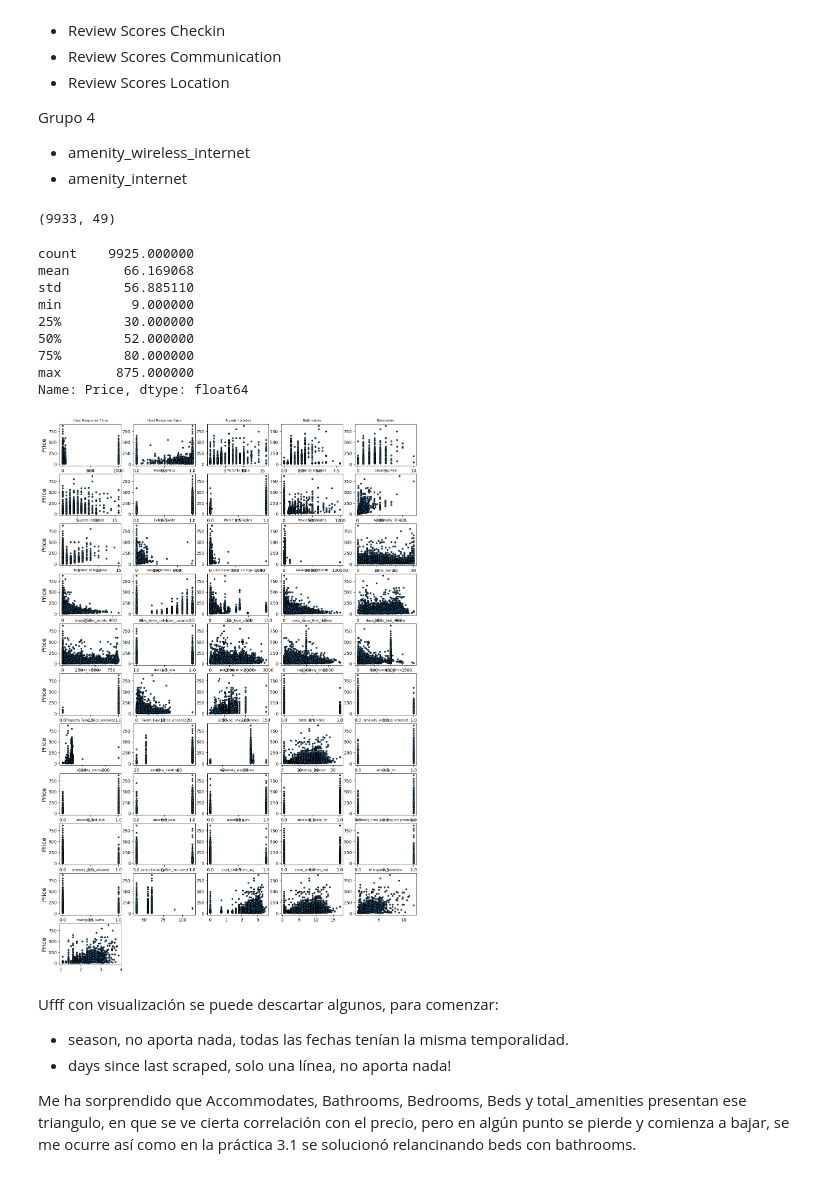
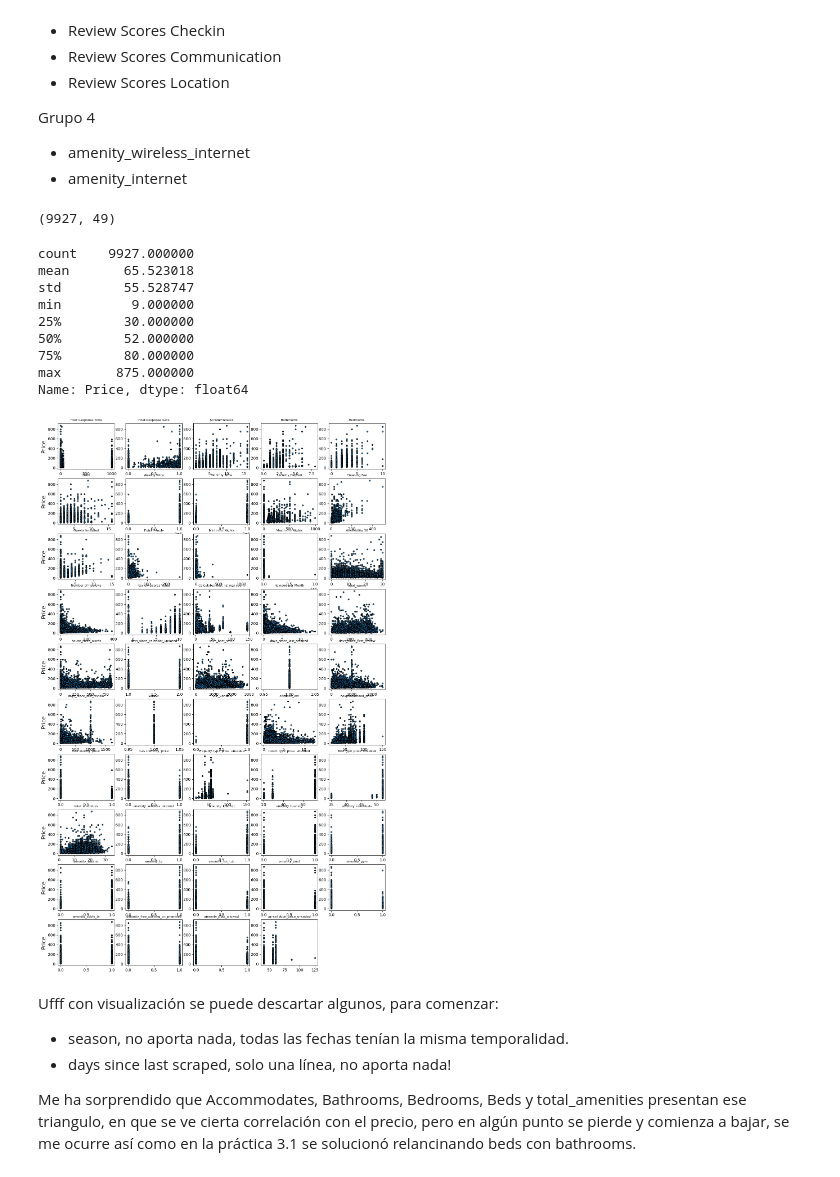
Before and after one commit to Pepe-Padilla/machine-learning-practica, a Jupyter notebook: practica.ipynb, the cells around one changed output. Cells and saved outputs as stored; diff of their text form; code cells hidden in the pictures.

```diff
--- a/practica.ipynb
+++ b/practica.ipynb
@@ -619,6 +619,9 @@ Ejem ahora si más apegado a clase
 
 # Solo para filas tomare en cuenta la ciudad, Madrid solamente, he visto que no esta normalizado por lo que usaré un contains y case=False
 datosABNB = datosABNB[datosABNB['City'].str.contains('madrid', case=False, na=False)].copy()
+# %%
+# Resulta que también hay Nans en la columna Price (son muy pocas pero mejor nos qutiamos esas filas)
+datosABNB = datosABNB.dropna(subset=['Price'])
 # %%
 # Sigamos con lo facil, ID's y URLs no contienen datos relevantes, también Geolocation pues ya existen columnas de altutud y latitud.
 # Features también se va que pormas que quice no entendí su sentido en lo absoluto
@@ -768,17 +775,18 @@ X_train[date_cols] = X_train[date_cols].apply(pd.to_datetime, errors='coerce')
 # - days_since_last_review: actividad reciente pude que suba los precios por prestigio
 from datetime import timedelta
 
+############################# VAIABLE PARA TEST
 # Get Maximum Date + 1 Day
-max_date = X_train[date_cols].max().max() + timedelta(days=1)
-
-print(max_date) # para el test
+max_date_train = X_train[date_cols].max().max() + timedelta(days=1)
+print(max_date_train) # para el test
+#############################
 
 # Pasamos todo a días
-X_train['days_host_since'] = (max_date - X_train['Host Since']).dt.days
-X_train['days_since_last_scraped'] = (max_date - X_train['Last Scraped']).dt.days
-X_train['days_since_calendar_updated'] = (max_date - X_train['Calendar last Scraped']).dt.days
-X_train['days_since_first_review'] = (max_date - X_train['First Review']).dt.days
-X_train['days_since_last_review'] = (max_date - X_train['Last Review']).dt.days
+X_train['days_host_since'] = (max_date_train - X_train['Host Since']).dt.days
+X_train['days_since_last_scraped'] = (max_date_train - X_train['Last Scraped']).dt.days
+X_train['days_since_calendar_updated'] = (max_date_train - X_train['Calendar last Scraped']).dt.days
+X_train['days_since_first_review'] = (max_date_train - X_train['First Review']).dt.days
+X_train['days_since_last_review'] = (max_date_train - X_train['Last Review']).dt.days
 
 # Fill Missing with 999
 time_features = ['days_host_since', 'days_since_last_scraped', 'days_since_calendar_updated',
@@ -1337,13 +1347,13 @@ X_train.drop(columns=list_to_drop_corr, axis=1, inplace=True)
 # %%
 X_train.shape
 # %% [output]
-(9933, 49)
+(9927, 49)
 # %%
 y_train.describe()
 # %% [output]
-count    9925.000000
-mean       66.169068
-std        56.885110
+count    9927.000000
+mean       65.523018
+std        55.528747
 min         9.000000
 25%        30.000000
 50%        52.000000
@@ -1353,18 +1363,18 @@ Name: Price, dtype: float64
 # %%
 # Visualización
 plt.figure(figsize=(15, 25))
 i = 0
 for columna in X_train.columns:
-    plt.subplot(12, 5, i + 1)
+    plt.subplot(10, 5, i + 1)
     plt.scatter(X_train[columna], y_train, edgecolor='black', s=10)
     #plt.xlabel(columna, fontsize=8)
     if i%5 == 0:
         plt.ylabel("Price", fontsize=14)
     plt.title(columna,fontsize=8)
     i = i + 1
 plt.show()
 # %% [output]
-[figure, old version]
+[figure, new version]
 # %% [markdown]
 Ufff con visualización se puede descartar algunos, para comenzar:
 - season, no aporta nada, todas las fechas tenían la misma temporalidad.
```
Also changed, not shown: parts of 43 cells of this notebook, 6 other files.
